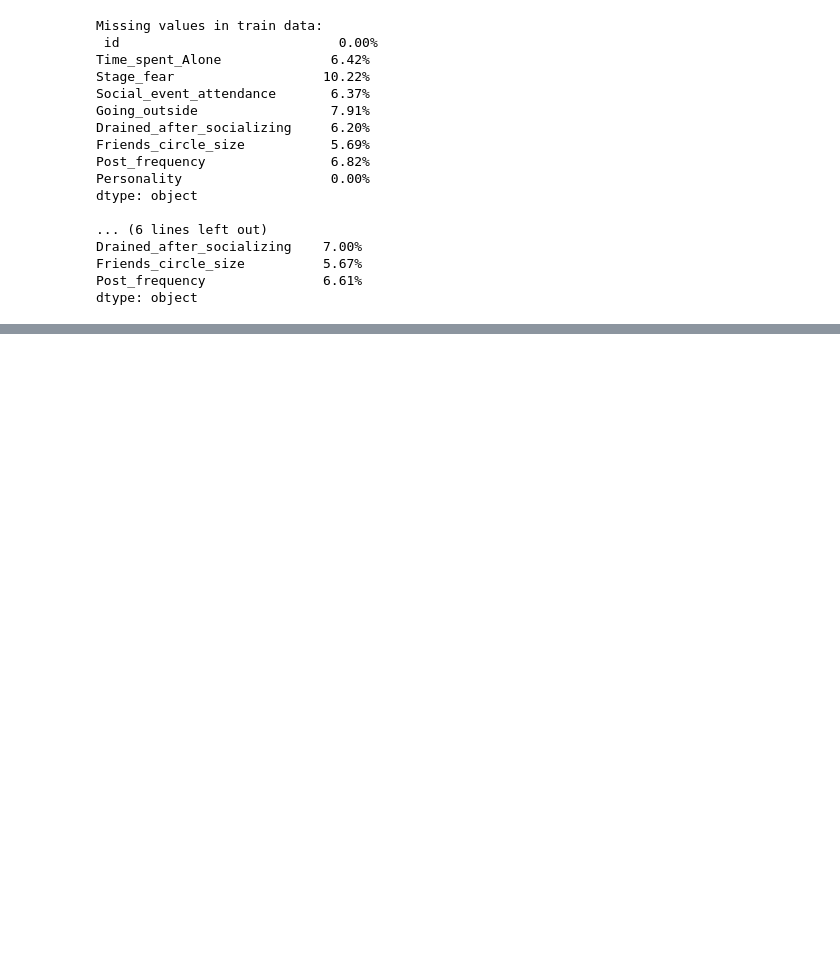
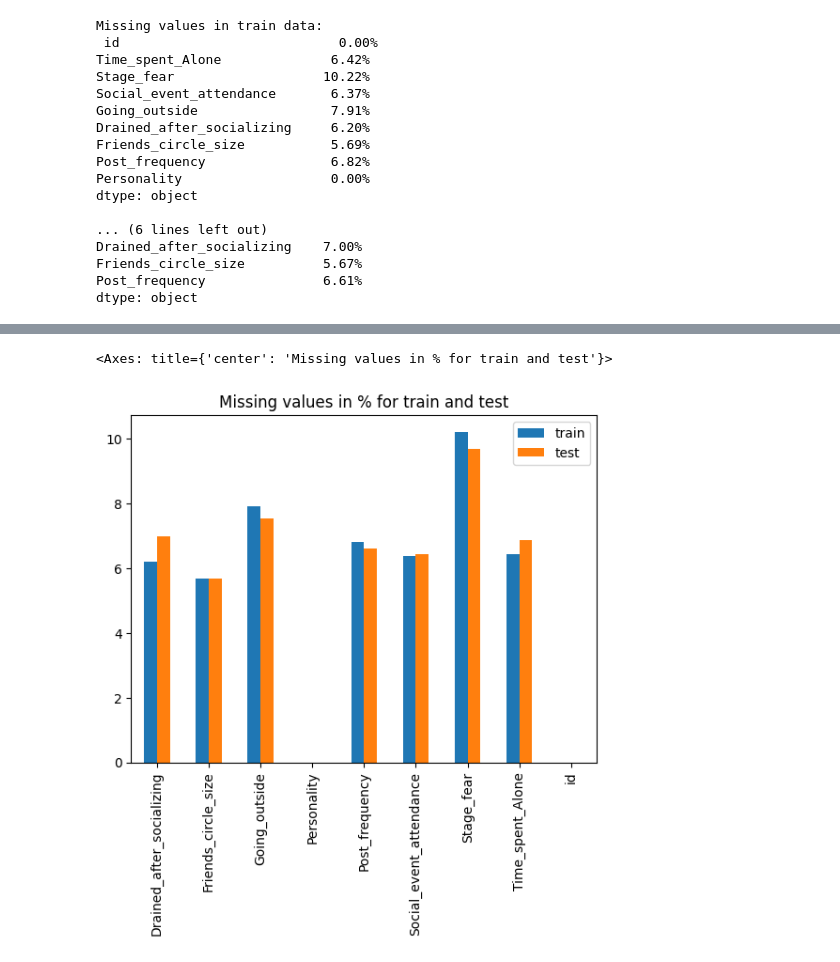
Before and after one commit to PiotrPieciak/LEARN_06_KAGGLE_Predict_Introverts, a Jupyter notebook: notebooks/01_Introverts_and_extroverts_EDA.ipynb, the cells around one changed output, grey strips where cells are left out. Drawn from its saved outputs; the diff is of its cells as text; code cells hidden in the pictures; blank space fills up the shorter version.

```diff
--- a/notebooks/01_Introverts_and_extroverts_EDA.ipynb
+++ b/notebooks/01_Introverts_and_extroverts_EDA.ipynb
@@ -213,5 +135,0 @@ train_df[['Time_spent_Alone','Social_event_attendance','Going_outside','Friends_
-# %%
-for column in train_df.columns:
-    mode_value = train_df[column].mode(dropna=True)
-    if not mode_value.empty:
-        train_df[column].fillna(mode_value[0], inplace=True)
@@ -303,0 +136,9 @@ print('Sukcesss!!!')
+# %%
+missing_data= pd.DataFrame({
+    'train': train_df.isna().mean()*100,
+    'test': test_df.isna().mean()*100
+})
+missing_data.plot(kind='bar', title='Missing values in % for train and test')
+# %% [output]
+<Axes: title={'center': 'Missing values in % for train and test'}>
+[figure, added]
```
Also changed, not shown: parts of 44 cells of this notebook.
